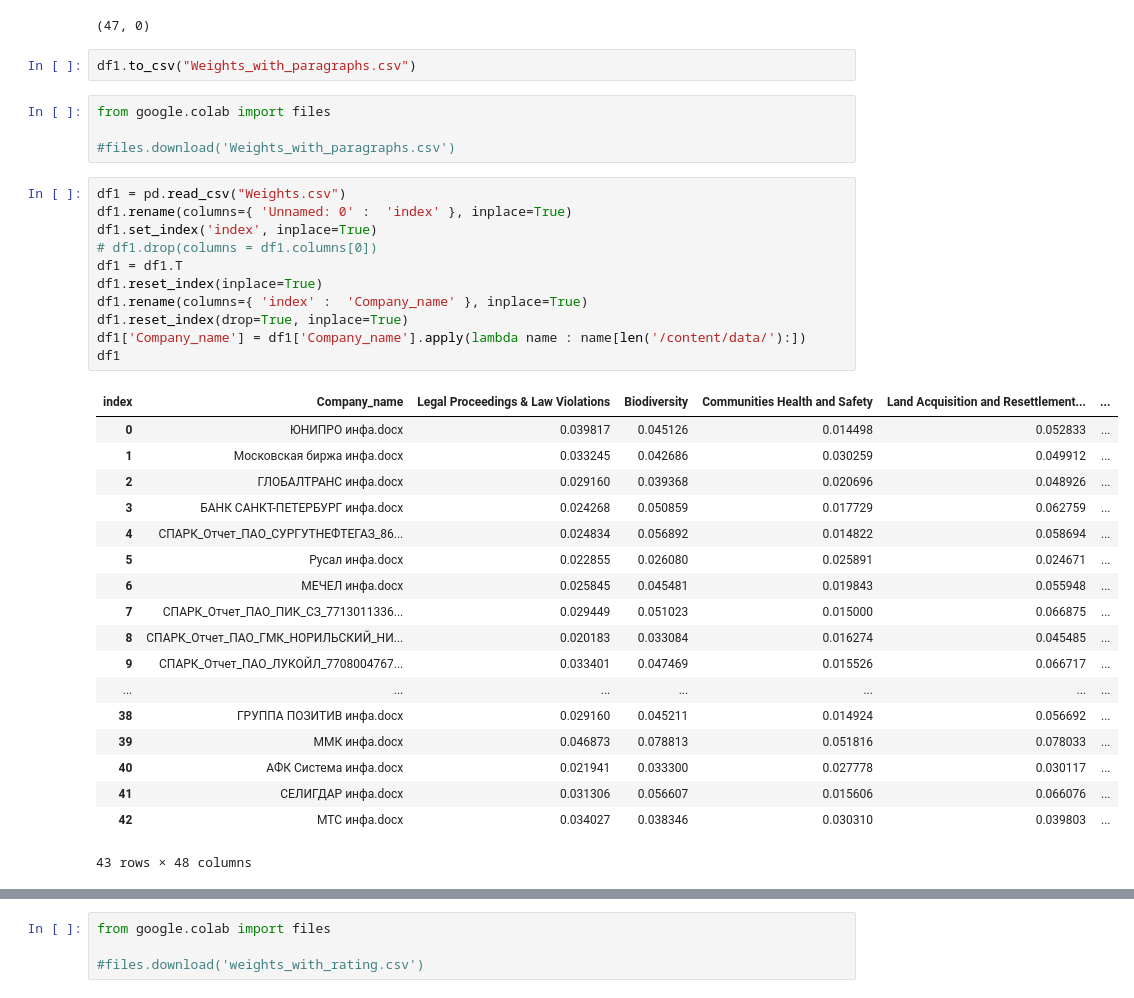
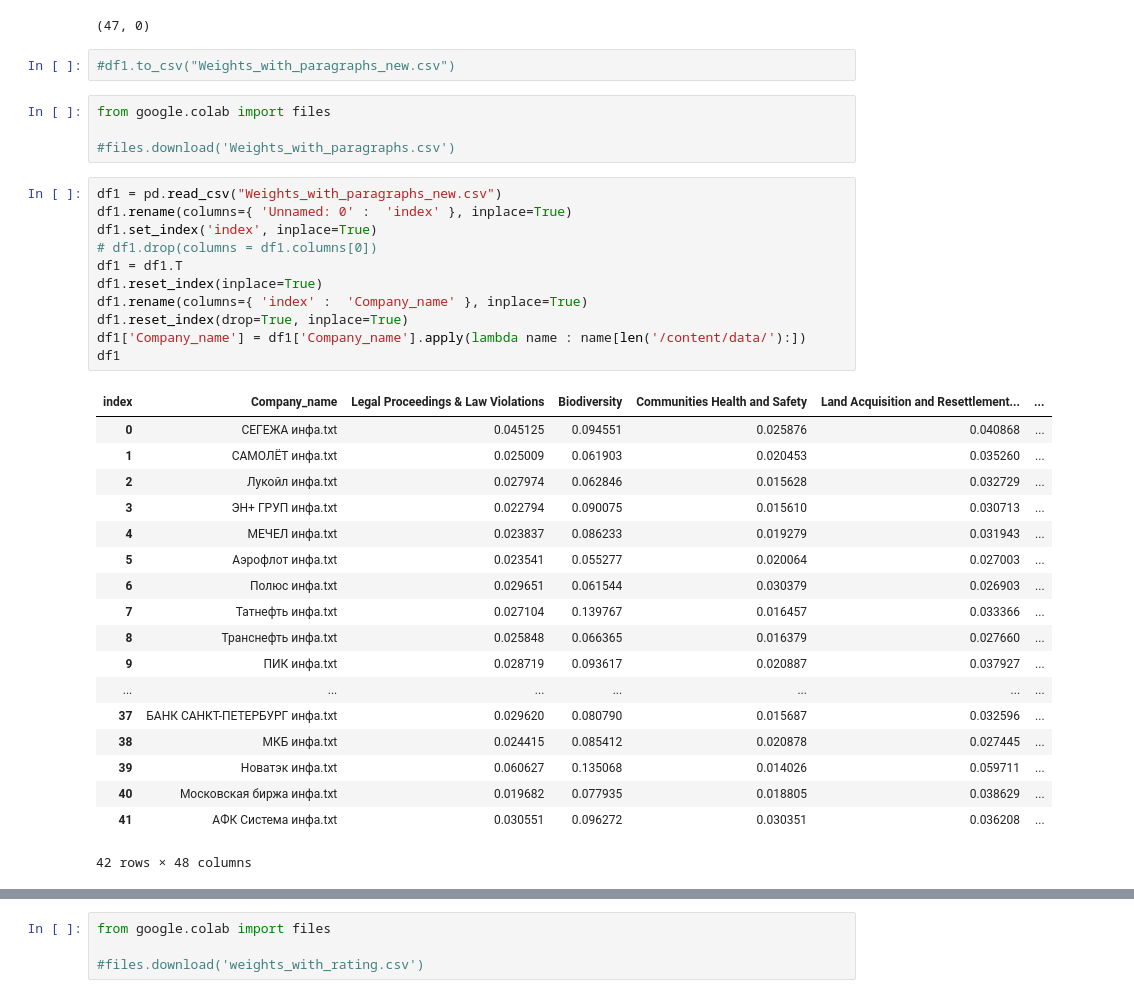
Before and after one commit to oversanya/ESG_rating_prediction, a Jupyter notebook: NLP+ML_ESG.ipynb, the cells around one changed output, grey strips where cells are left out. Cells and saved outputs as stored; diff of their text form.

```diff
--- a/NLP+ML_ESG.ipynb
+++ b/NLP+ML_ESG.ipynb
@@ -139,39 +145,39 @@ df1
 df1.shape
 # %% [output]
 (47, 0)
-# %%
-df1.to_csv("Weights_with_paragraphs.csv")
+# %%
+#df1.to_csv("Weights_with_paragraphs_new.csv")
 # %%
 from google.colab import files
 
 #files.download('Weights_with_paragraphs.csv')
 # %%
-df1 = pd.read_csv("Weights.csv")
+df1 = pd.read_csv("Weights_with_paragraphs_new.csv")
 df1.rename(columns={ 'Unnamed: 0' :  'index' }, inplace=True)
 df1.set_index('index', inplace=True)
 # df1.drop(columns = df1.columns[0])
 df1 = df1.T
 df1.reset_index(inplace=True)
 df1.rename(columns={ 'index' :  'Company_name' }, inplace=True)
 df1.reset_index(drop=True, inplace=True)
 df1['Company_name'] = df1['Company_name'].apply(lambda name : name[len('/content/data/'):])
 df1
 # %% [output]
 | index | Company_name | Legal Proceedings & Law Violations | Biodiversity | Communities Health and Safety | Land Acquisition and Resettlement... | ... |
-| 0 | ЮНИПРО инфа.docx | 0.039817 | 0.045126 | 0.014498 | 0.052833 | ... |
-| 1 | Московская биржа инфа.docx | 0.033245 | 0.042686 | 0.030259 | 0.049912 | ... |
-| 2 | ГЛОБАЛТРАНС инфа.docx | 0.029160 | 0.039368 | 0.020696 | 0.048926 | ... |
-| 3 | БАНК САНКТ-ПЕТЕРБУРГ инфа.docx | 0.024268 | 0.050859 | 0.017729 | 0.062759 | ... |
-| 4 | СПАРК_Отчет_ПАО_СУРГУТНЕФТЕГАЗ_86... | 0.024834 | 0.056892 | 0.014822 | 0.058694 | ... |
-| 5 | Русал инфа.docx | 0.022855 | 0.026080 | 0.025891 | 0.024671 | ... |
-| 6 | МЕЧЕЛ инфа.docx | 0.025845 | 0.045481 | 0.019843 | 0.055948 | ... |
-| 7 | СПАРК_Отчет_ПАО_ПИК_СЗ_7713011336... | 0.029449 | 0.051023 | 0.015000 | 0.066875 | ... |
-| 8 | СПАРК_Отчет_ПАО_ГМК_НОРИЛЬСКИЙ_НИ... | 0.020183 | 0.033084 | 0.016274 | 0.045485 | ... |
-| 9 | СПАРК_Отчет_ПАО_ЛУКОЙЛ_7708004767... | 0.033401 | 0.047469 | 0.015526 | 0.066717 | ... |
+| 0 | СЕГЕЖА инфа.txt | 0.045125 | 0.094551 | 0.025876 | 0.040868 | ... |
+| 1 | САМОЛЁТ инфа.txt | 0.025009 | 0.061903 | 0.020453 | 0.035260 | ... |
+| 2 | Лукойл инфа.txt | 0.027974 | 0.062846 | 0.015628 | 0.032729 | ... |
+| 3 | ЭН+ ГРУП инфа.txt | 0.022794 | 0.090075 | 0.015610 | 0.030713 | ... |
+| 4 | МЕЧЕЛ инфа.txt | 0.023837 | 0.086233 | 0.019279 | 0.031943 | ... |
+| 5 | Аэрофлот инфа.txt | 0.023541 | 0.055277 | 0.020064 | 0.027003 | ... |
+| 6 | Полюс инфа.txt | 0.029651 | 0.061544 | 0.030379 | 0.026903 | ... |
+| 7 | Татнефть инфа.txt | 0.027104 | 0.139767 | 0.016457 | 0.033366 | ... |
+| 8 | Транснефть инфа.txt | 0.025848 | 0.066365 | 0.016379 | 0.027660 | ... |
+| 9 | ПИК инфа.txt | 0.028719 | 0.093617 | 0.020887 | 0.037927 | ... |
 | ... | ... | ... | ... | ... | ... | ... |
-| 38 | ГРУППА ПОЗИТИВ инфа.docx | 0.029160 | 0.045211 | 0.014924 | 0.056692 | ... |
-| 39 | ММК инфа.docx | 0.046873 | 0.078813 | 0.051816 | 0.078033 | ... |
-| 40 | АФК Система инфа.docx | 0.021941 | 0.033300 | 0.027778 | 0.030117 | ... |
-| 41 | СЕЛИГДАР инфа.docx | 0.031306 | 0.056607 | 0.015606 | 0.066076 | ... |
-| 42 | МТС инфа.docx | 0.034027 | 0.038346 | 0.030310 | 0.039803 | ... |
+| 37 | БАНК САНКТ-ПЕТЕРБУРГ инфа.txt | 0.029620 | 0.080790 | 0.015687 | 0.032596 | ... |
+| 38 | МКБ инфа.txt | 0.024415 | 0.085412 | 0.020878 | 0.027445 | ... |
+| 39 | Новатэк инфа.txt | 0.060627 | 0.135068 | 0.014026 | 0.059711 | ... |
+| 40 | Московская биржа инфа.txt | 0.019682 | 0.077935 | 0.018805 | 0.038629 | ... |
+| 41 | АФК Система инфа.txt | 0.030551 | 0.096272 | 0.030351 | 0.036208 | ... |
-43 rows × 48 columns
+42 rows × 48 columns
```
Also changed, not shown: parts of 61 cells of this notebook.
